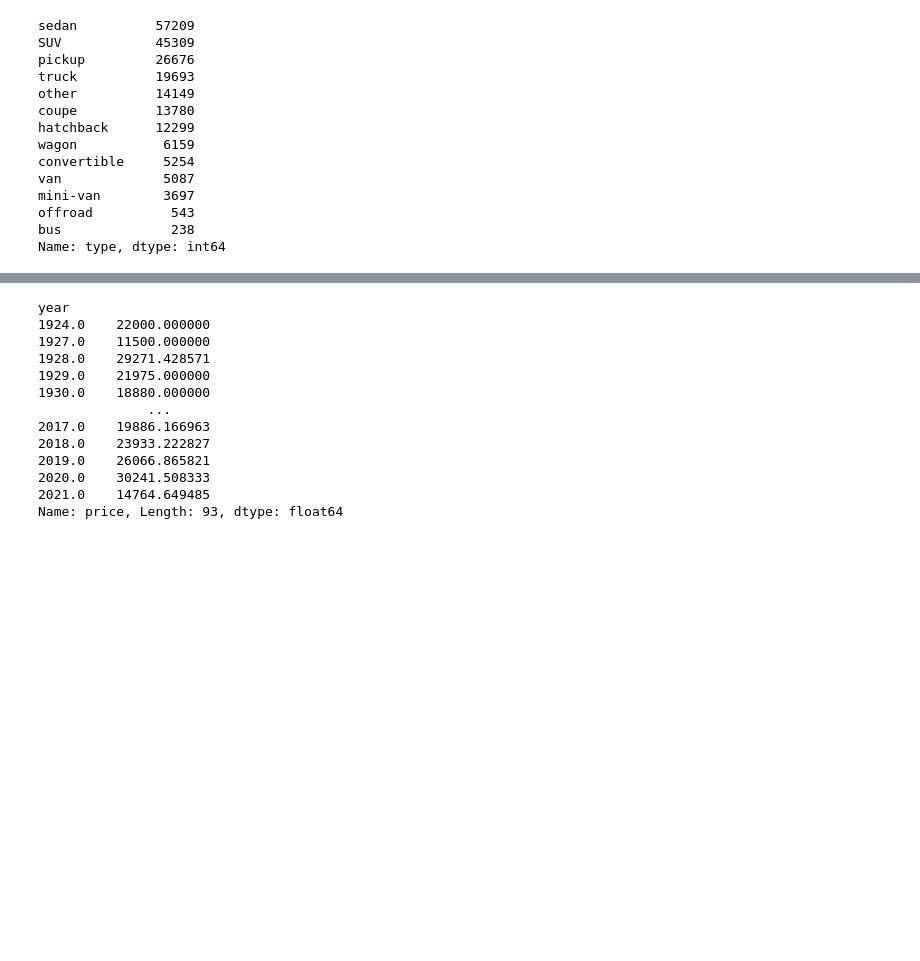
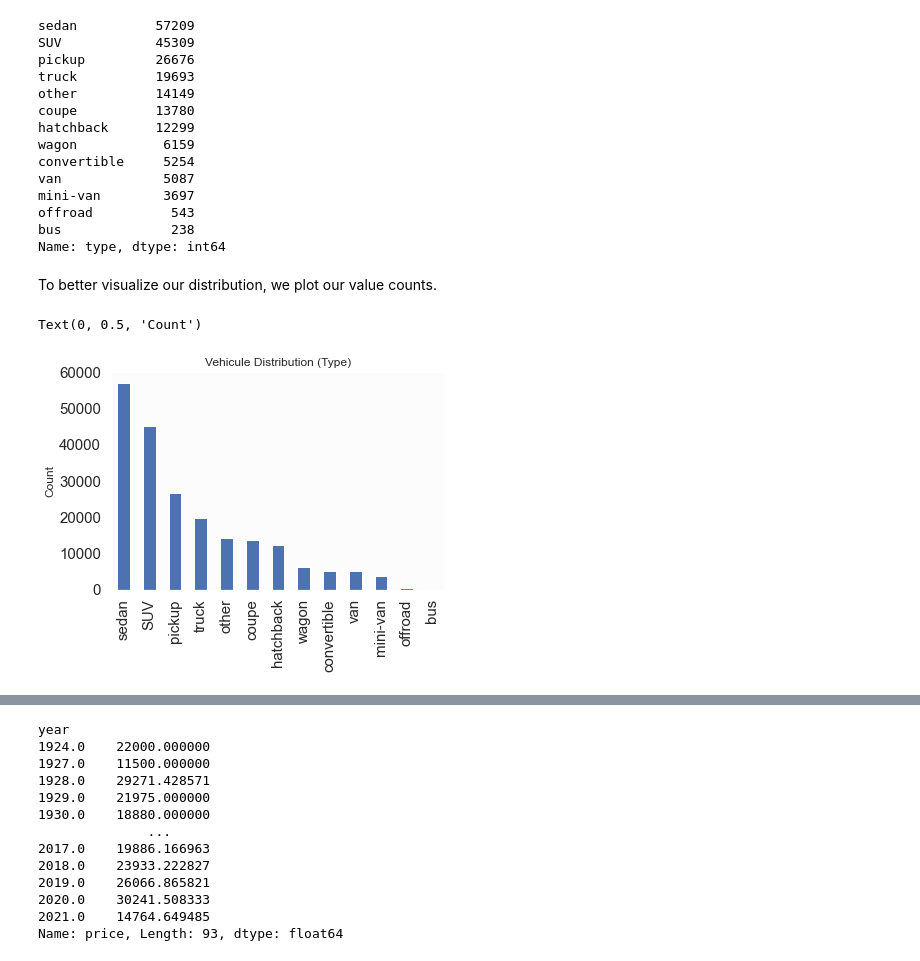
Before and after one commit to carloshgalvan95/Craigslist_Used_Cars_Analysis, a Jupyter notebook: used_cars.ipynb, the cells around one changed output, grey strips where cells are left out. Drawn from its saved outputs; the diff is of its cells as text; code cells hidden in the pictures; blank space fills up the shorter version.

```diff
--- a/used_cars.ipynb
+++ b/used_cars.ipynb
@@ -400,3 +389,12 @@ mini-van        3697
 offroad          543
 bus              238
 Name: type, dtype: int64
+# %% [markdown]
+To better visualize our distribution, we plot our value counts.
+# %%
+used_cars_df_nonull.type.value_counts().plot(kind = 'bar')
+plt.title('Vehicule Distribution (Type)')
+plt.ylabel('Count')
+# %% [output]
+Text(0, 0.5, 'Count')
+[figure, added]
```
Also changed, not shown: parts of 12 cells of this notebook.
